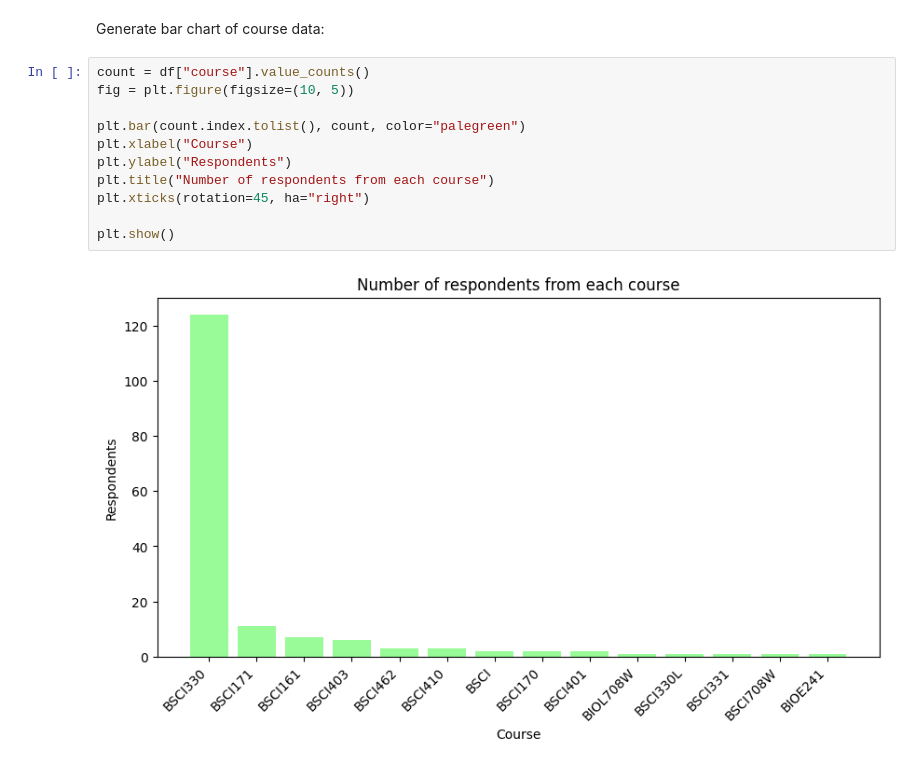
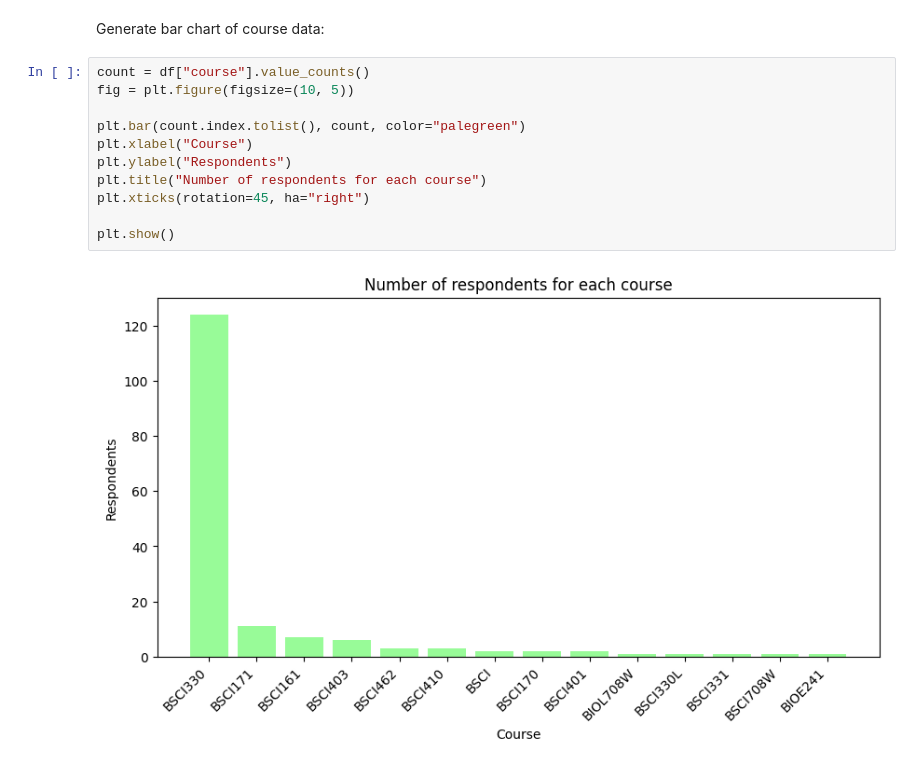
Before and after one commit to maxinehsu/summary-visualizations, a Jupyter notebook: viz.ipynb, the cells around one changed output. Saved outputs shown, nothing was run; the diff lists cells and outputs as text.

Commit message:
changed chart title slightly

```diff
--- a/viz.ipynb
+++ b/viz.ipynb
@@ -50,13 +50,13 @@ Generate bar chart of course data:
 # %%
 count = df["course"].value_counts()
 fig = plt.figure(figsize=(10, 5))
 
 plt.bar(count.index.tolist(), count, color="palegreen")
 plt.xlabel("Course")
 plt.ylabel("Respondents")
-plt.title("Number of respondents from each course")
+plt.title("Number of respondents for each course")
 plt.xticks(rotation=45, ha="right")
 
 plt.show()
 # %% [output]
-[figure, old version]
+[figure, new version]
```
